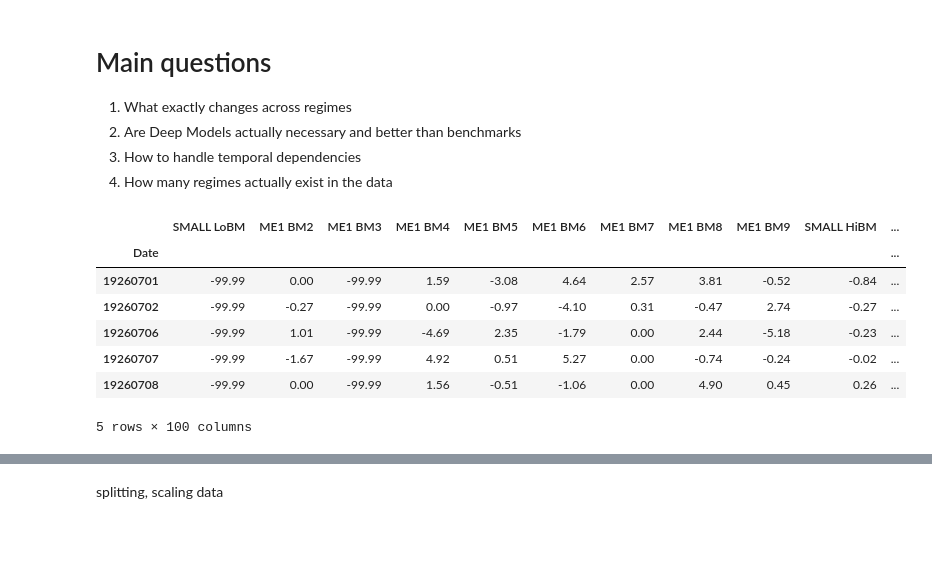
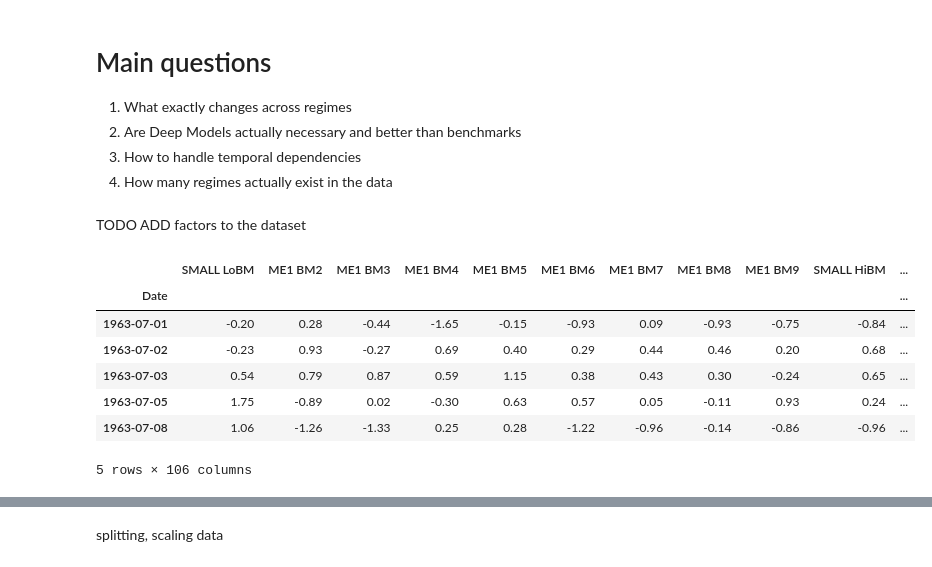
Before and after one commit to evucelic/Diplomski-Projekt, a Jupyter notebook: main.ipynb, the cells around one changed output, grey strips where cells are left out. Drawn from its saved outputs; the diff is of its cells as text; code cells hidden in the pictures; blank space fills up the shorter version.

```diff
--- a/main.ipynb
+++ b/main.ipynb
@@ -15,23 +15,25 @@ Mounted at /content/drive
 2. Are Deep Models actually necessary and better than benchmarks
 3. How to handle temporal dependencies
 4. How many regimes actually exist in the data
+# %% [markdown]
+TODO ADD factors to the dataset
 # %%
 data = pd.read_csv(
-    "/content/drive/MyDrive/data_dipl_proj/100_Portfolios_10x10_Daily_valueweighted.csv",
+    "/content/drive/MyDrive/data_dipl_proj/merged_100_portfolios_ff5_daily.csv",
     parse_dates=True,
     low_memory=False
 )
 data = data.set_index("Date")
 data.head()
 # %% [output]
 |  | SMALL LoBM | ME1 BM2 | ME1 BM3 | ME1 BM4 | ME1 BM5 | ME1 BM6 | ME1 BM7 | ME1 BM8 | ME1 BM9 | SMALL HiBM | ... |
 | Date |  |  |  |  |  |  |  |  |  |  | ... |
-| 19260701 | -99.99 | 0.00 | -99.99 | 1.59 | -3.08 | 4.64 | 2.57 | 3.81 | -0.52 | -0.84 | ... |
-| 19260702 | -99.99 | -0.27 | -99.99 | 0.00 | -0.97 | -4.10 | 0.31 | -0.47 | 2.74 | -0.27 | ... |
-| 19260706 | -99.99 | 1.01 | -99.99 | -4.69 | 2.35 | -1.79 | 0.00 | 2.44 | -5.18 | -0.23 | ... |
-| 19260707 | -99.99 | -1.67 | -99.99 | 4.92 | 0.51 | 5.27 | 0.00 | -0.74 | -0.24 | -0.02 | ... |
-| 19260708 | -99.99 | 0.00 | -99.99 | 1.56 | -0.51 | -1.06 | 0.00 | 4.90 | 0.45 | 0.26 | ... |
+| 1963-07-01 | -0.20 | 0.28 | -0.44 | -1.65 | -0.15 | -0.93 | 0.09 | -0.93 | -0.75 | -0.84 | ... |
+| 1963-07-02 | -0.23 | 0.93 | -0.27 | 0.69 | 0.40 | 0.29 | 0.44 | 0.46 | 0.20 | 0.68 | ... |
+| 1963-07-03 | 0.54 | 0.79 | 0.87 | 0.59 | 1.15 | 0.38 | 0.43 | 0.30 | -0.24 | 0.65 | ... |
+| 1963-07-05 | 1.75 | -0.89 | 0.02 | -0.30 | 0.63 | 0.57 | 0.05 | -0.11 | 0.93 | 0.24 | ... |
+| 1963-07-08 | 1.06 | -1.26 | -1.33 | 0.25 | 0.28 | -1.22 | -0.96 | -0.14 | -0.86 | -0.96 | ... |
-5 rows × 100 columns
+5 rows × 106 columns
 # %%
 data = data.replace(r'^\s*$', np.nan, regex=True)
 
```
Also changed, not shown: parts of 14 cells of this notebook.
